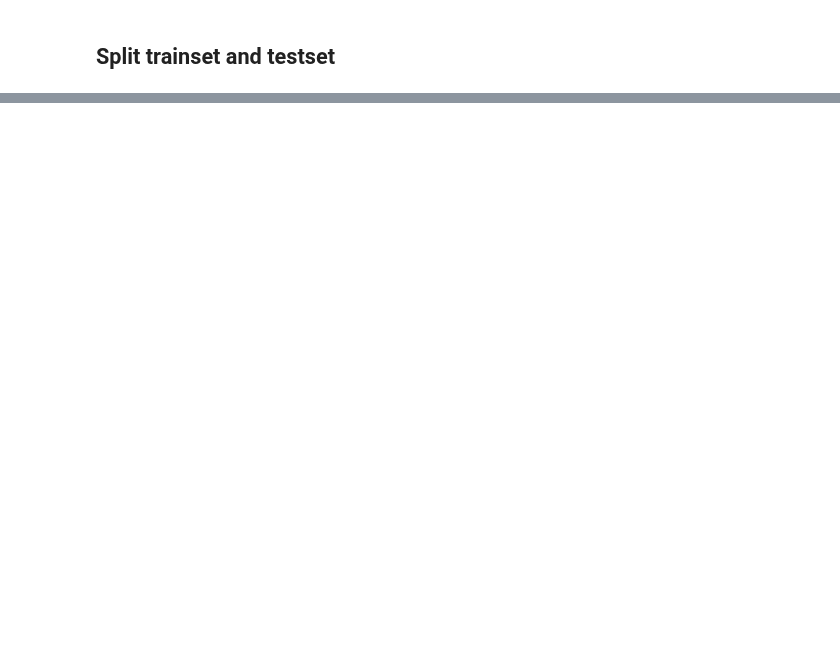
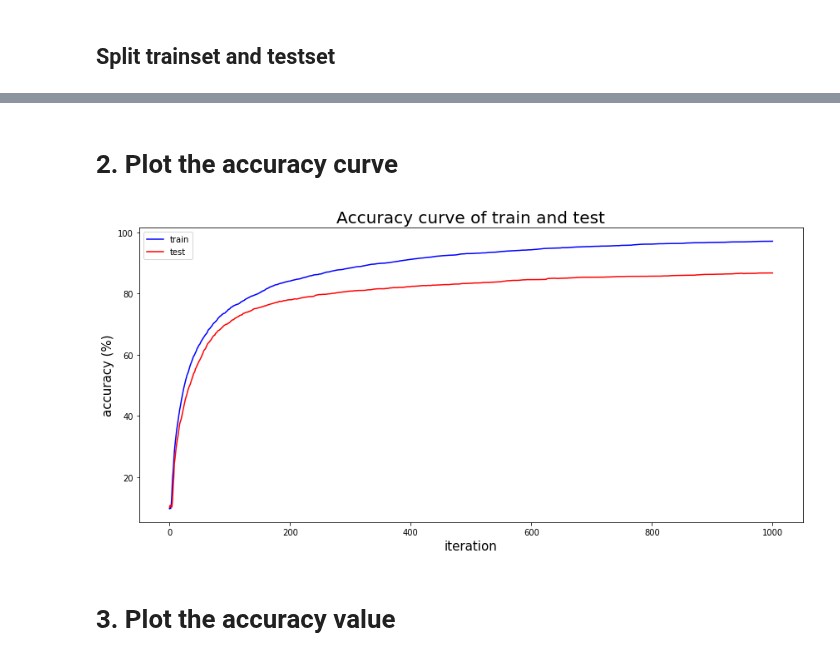
Before and after one commit to BaeHyungjun/2020-1-MachineLearning, a Jupyter notebook: 20152410_배형준_머신러닝_과제9.ipynb, the cells around one changed output, grey strips where cells are left out. Saved outputs shown, nothing was run; the diff lists cells and outputs as text; code cells hidden in the pictures; blank space fills up the shorter version.

```diff
--- a/20152410_배형준_머신러닝_과제9.ipynb
+++ b/20152410_배형준_머신러닝_과제9.ipynb
@@ -229,0 +350,19 @@ class neural_network:
+# %% [markdown]
+# 2. Plot the accuracy curve
+# %%
+trainacc100 = 100*np.array(model_neural_network.record_train_accuracy)
+testacc100 = 100*np.array(model_neural_network.record_test_accuracy)
+
+plt.figure(figsize=(12, 6))
+plt.plot(trainacc100, 'b', label='train')
+plt.plot(testacc100, 'r', label='test')
+plt.title('Accuracy curve of train and test', fontsize=20)
+plt.xlabel('iteration', fontsize=15)
+plt.ylabel('accuracy (%)', fontsize=15)
+plt.legend(loc='best')
+plt.tight_layout()
+plt.show()
+# %% [output]
+[figure, added]
+# %% [markdown]
+# 3. Plot the accuracy value
```
Also changed, not shown: parts of 17 cells of this notebook.
